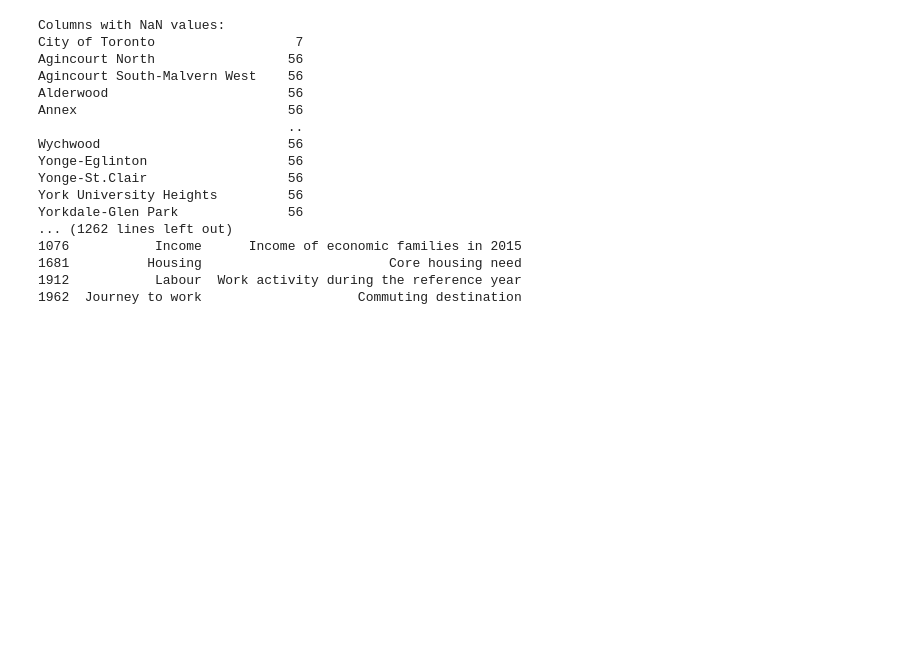
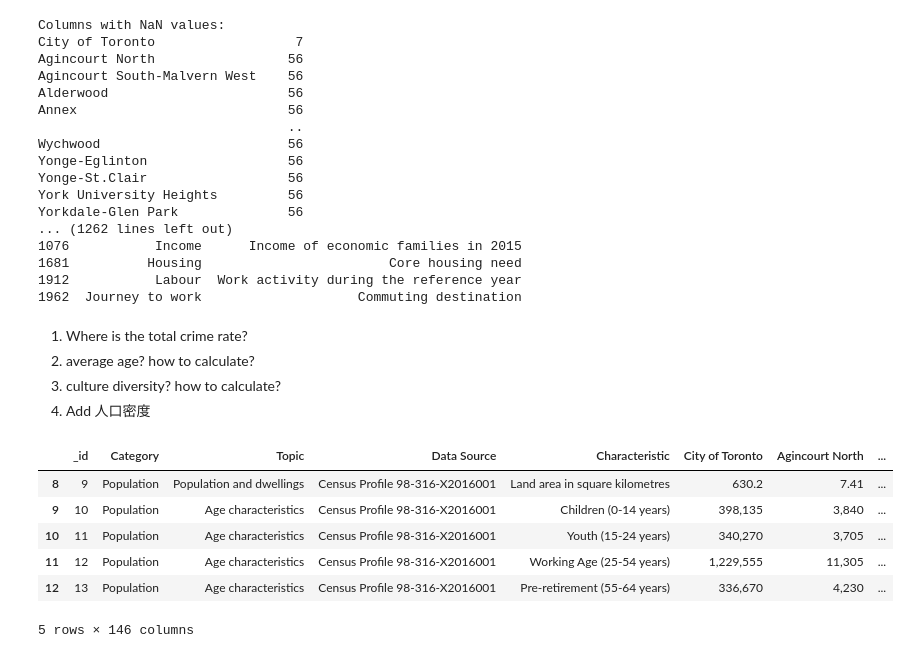
Before and after one commit to mengxi-ream/toronto-lens, a Jupyter notebook: prepare/preprocessing.ipynb, the cells around one changed output. Saved outputs shown, nothing was run; the diff lists cells and outputs as text; code cells hidden in the pictures; blank space fills up the shorter version.

Commit message:
✨ feat: propresessing profile data

```diff
--- a/prepare/preprocessing.ipynb
+++ b/prepare/preprocessing.ipynb
@@ -262,3 +225,51 @@ Yorkdale-Glen Park              56
 1681          Housing                        Core housing need
 1912           Labour  Work activity during the reference year
 1962  Journey to work                    Commuting destination
+# %% [markdown]
+1. Where is the total crime rate?
+2. average age? how to calculate?
+3. culture diversity? how to calculate?
+4. Add 人口密度
+# %%
+selected_row = {
+  "Income of households in 2015": ["Average after-tax income of households in 2015 ($)"],
+  "Mother tongue": [],
+  "Age characteristics": [],
+  "Immigrants by selected place of birth": [],
+  "Population and dwellings": ["Land area in square kilometres"]
+}
+# %%
+# stripe profile_df Characteristic and Topic
+profile_df['Characteristic'] = profile_df['Characteristic'].str.strip()
+profile_df['Topic'] = profile_df['Topic'].str.strip()
+# %%
+# Create a mask for filtering based on selected_row criteria
+masks = []
+
+for topic, characteristics in selected_row.items():
+    if topic == "Mother tongue":
+        # profile_df['Characteristic'] should not start from space
+        topic_mask = (profile_df['Topic'] == topic) & ~(profile_df['Characteristic'].str.endswith('n.i.e.') | profile_df['Characteristic'].str.endswith('n.o.s.'))
+    elif characteristics:  # If the list is not empty
+        # Filter rows where Topic matches and Characteristic is in the list
+        topic_mask = (profile_df['Topic'] == topic) & (profile_df['Characteristic'].isin(characteristics))
+    else:
+        # If list is empty, just match the Topic
+        topic_mask = (profile_df['Topic'] == topic)
+    masks.append(topic_mask)
+
+# Combine all masks with OR operation
+final_mask = pd.concat(masks, axis=0).groupby(level=0).any()
+
+# Apply the mask to filter the DataFrame
+filtered_profile_df = profile_df[final_mask]
+
+filtered_profile_df.head()
+# %% [output]
+|  | _id | Category | Topic | Data Source | Characteristic | City of Toronto | Agincourt North | ... |
+| 8 | 9 | Population | Population and dwellings | Census Profile 98-316-X2016001 | Land area in square kilometres | 630.2 | 7.41 | ... |
+| 9 | 10 | Population | Age characteristics | Census Profile 98-316-X2016001 | Children (0-14 years) | 398,135 | 3,840 | ... |
+| 10 | 11 | Population | Age characteristics | Census Profile 98-316-X2016001 | Youth (15-24 years) | 340,270 | 3,705 | ... |
+| 11 | 12 | Population | Age characteristics | Census Profile 98-316-X2016001 | Working Age (25-54 years) | 1,229,555 | 11,305 | ... |
+| 12 | 13 | Population | Age characteristics | Census Profile 98-316-X2016001 | Pre-retirement (55-64 years) | 336,670 | 4,230 | ... |
+5 rows × 146 columns
```
Also changed, not shown: parts of 9 cells of this notebook, 4 other files.
